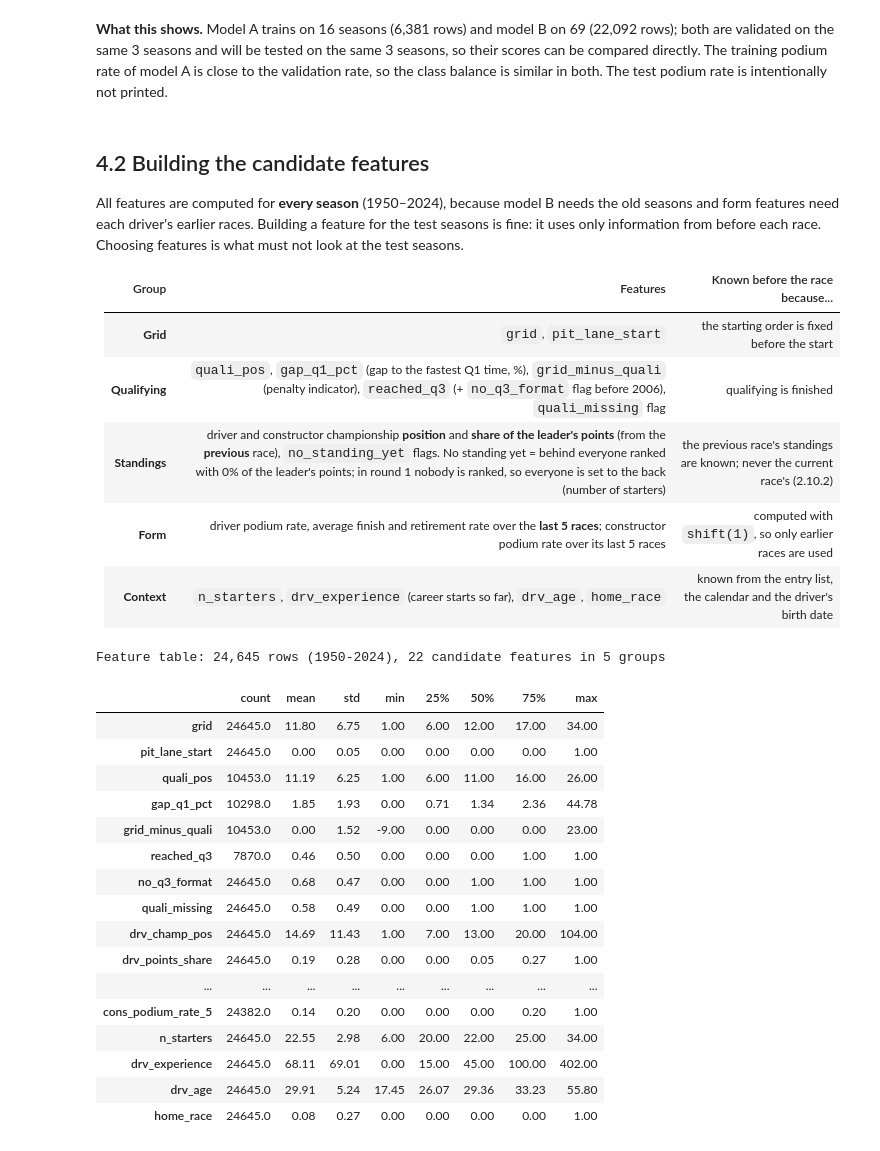
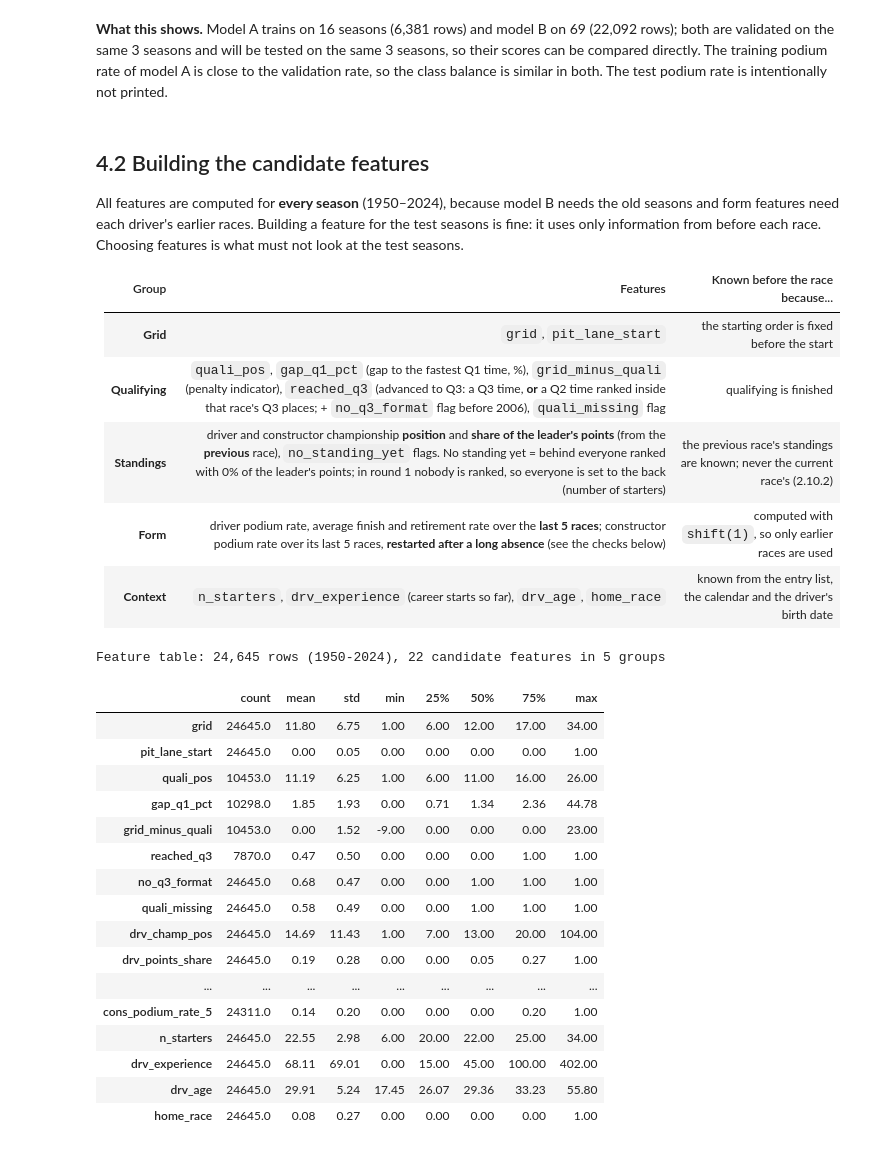
Before and after one commit to Farah-Essam/ACL-2, a Jupyter notebook: f1_podium_prediction.ipynb, the cells around one changed output. Drawn from its saved outputs; the diff is of its cells as text; code cells hidden in the pictures.

```diff
--- a/f1_podium_prediction.ipynb
+++ b/f1_podium_prediction.ipynb
@@ -3021,9 +3021,9 @@ All features are computed for **every season** (1950–2024), because model B ne
 | Group | Features | Known before the race because... |
 |---|---|---|
 | **Grid** | `grid`, `pit_lane_start` | the starting order is fixed before the start |
-| **Qualifying** | `quali_pos`, `gap_q1_pct` (gap to the fastest Q1 time, %), `grid_minus_quali` (penalty indicator), `reached_q3` (+ `no_q3_format` flag before 2006), `quali_missing` flag | qualifying is finished |
+| **Qualifying** | `quali_pos`, `gap_q1_pct` (gap to the fastest Q1 time, %), `grid_minus_quali` (penalty indicator), `reached_q3` (advanced to Q3: a Q3 time, **or** a Q2 time ranked inside that race's Q3 places; + `no_q3_format` flag before 2006), `quali_missing` flag | qualifying is finished |
 | **Standings** | driver and constructor championship **position** and **share of the leader's points** (from the **previous** race), `no_standing_yet` flags. No standing yet = behind everyone ranked with 0% of the leader's points; in round 1 nobody is ranked, so everyone is set to the back (number of starters) | the previous race's standings are known; never the current race's (2.10.2) |
-| **Form** | driver podium rate, average finish and retirement rate over the **last 5 races**; constructor podium rate over its last 5 races | computed with `shift(1)`, so only earlier races are used |
+| **Form** | driver podium rate, average finish and retirement rate over the **last 5 races**; constructor podium rate over its last 5 races, **restarted after a long absence** (see the checks below) | computed with `shift(1)`, so only earlier races are used |
 | **Context** | `n_starters`, `drv_experience` (career starts so far), `drv_age`, `home_race` | known from the entry list, the calendar and the driver's birth date |
 # %%
 # Race order over all seasons: (year, round) -> 0, 1, 2, ...
@@ -3044,7 +3044,22 @@ q = CLEAN["qualifying"][["raceId", "driverId", "position", "q1_sec", "q2_sec", "
 q["gap_q1_pct"] = 100 * (q["q1_sec"] / q.groupby("raceId")["q1_sec"].transform("min") - 1)
 q["best_sec"] = q[["q1_sec", "q2_sec", "q3_sec"]].min(axis=1)          # only for the trial in 4.5
 q["gap_best_pct"] = 100 * (q["best_sec"] / q.groupby("raceId")["best_sec"].transform("min") - 1)
-q["reached_q3"] = q["q3_sec"].notna().astype(float)
+
+# reached_q3 = the driver advanced to Q3. A Q3 lap time is not the only evidence: drivers who advanced but set no
+# Q3 time (engine-change penalty, crash, tyre saving, Q3 cancelled) still advanced.
+# Rule: every driver with a Q3 time reached Q3; the Q3 places left over go to the fastest Q2 times among the
+# drivers WITHOUT a Q3 time (ties broken by qualifying position). Anchoring on Q3 times matters: in a few races the
+# recorded Q2 time isn't the lap that counted, so a plain Q2 ranking would let an extra driver in.
+# Qualifying position alone isn't used, because it sometimes already includes a penalty (2007 Belgian/Japanese GP).
+# Q3 places: 10 in the knockout format (2006+), except the 2016 Australian and Bahrain GP (elimination format: 8).
+ELIMINATION_FORMAT = CLEAN["races"].query("year == 2016 and name in ['Australian Grand Prix', 'Bahrain Grand Prix']")["raceId"]
+assert len(ELIMINATION_FORMAT) == 2
+q["q3_places"] = np.where(q["raceId"].isin(ELIMINATION_FORMAT), 8, 10)
+q["q3_times"] = q.groupby("raceId")["q3_sec"].transform("count")
+no_q3_time = q[q["q3_sec"].isna() & q["q2_sec"].notna()].sort_values(["raceId", "q2_sec", "position"])
+q["q2_order_no_q3"] = no_q3_time.groupby("raceId").cumcount() + 1     # 1 = fastest Q2 among drivers without a Q3 time
+q["reached_q3_time_only"] = q["q3_sec"].notna().astype(float)          # the old definition, kept only for the check in 4.2.1
+q["reached_q3"] = (q["q3_sec"].notna() | (q["q2_order_no_q3"] <= q["q3_places"] - q["q3_times"])).astype(float)
 feat = feat.merge(q[["raceId", "driverId", "position", "gap_q1_pct", "gap_best_pct", "reached_q3"]]
                   .rename(columns={"position": "quali_pos"}), on=["raceId", "driverId"], how="left", validate="one_to_one")
 feat["quali_pos"] = feat["quali_pos"].astype(float)
@@ -3091,16 +3106,28 @@ def past_mean(values, keys, n):
     return values.groupby(keys).transform(lambda s: s.shift(1).rolling(n, min_periods=1).mean())
 
 
-def form_features(n):
+# Constructor history segments. A constructorId can come back after decades (Mercedes 1955 -> 2010), so its
+# "previous races" would describe another era's team. A gap of more than TEAM_GAP_DAYS between two races of the
+# same constructor starts a new segment, and team form only looks back inside the current segment.
+TEAM_GAP_DAYS = 550
+TEAM_RACES = (hist.groupby(["constructorId", "raceId", "race_seq"])["podium_f"].agg(["sum", "size"])
+              .reset_index().sort_values(["constructorId", "race_seq"]))
+TEAM_RACES["date"] = TEAM_RACES["raceId"].map(CLEAN["races"].set_index("raceId")["date"])
+TEAM_RACES["gap_days"] = TEAM_RACES.groupby("constructorId")["date"].diff().dt.days
+TEAM_RACES["team_segment"] = (TEAM_RACES["gap_days"] > TEAM_GAP_DAYS).groupby(TEAM_RACES["constructorId"]).cumsum()
+
+
+def form_features(n, reset_gap=True):
     h = hist.sort_values(["driverId", "race_seq"])
     out = pd.DataFrame({"raceId": h["raceId"], "driverId": h["driverId"]})
     out[f"drv_podium_rate_{n}"] = past_mean(h["podium_f"], h["driverId"], n)
     out[f"drv_avg_finish_{n}"] = past_mean(h["finish"], h["driverId"], n)
     out[f"drv_dnf_rate_{n}"] = past_mean(h["dnf"], h["driverId"], n)
-    # Constructor: share of its car-starts on the podium over its previous n races.
-    team = (hist.groupby(["constructorId", "raceId", "race_seq"])["podium_f"].agg(["sum", "size"])
-            .reset_index().sort_values(["constructorId", "race_seq"]))
-    roll = lambda col: team.groupby("constructorId")[col].transform(lambda s: s.shift(1).rolling(n, min_periods=1).sum())
+    # Constructor: podium finishes / car-starts over its previous n races (both cars of a race count),
+    # within the current history segment (reset_gap=False is the old version, kept only for the check in 4.2).
+    team = TEAM_RACES.copy()
+    keys = ["constructorId", "team_segment"] if reset_gap else ["constructorId"]
+    roll = lambda col: team.groupby(keys)[col].transform(lambda s: s.shift(1).rolling(n, min_periods=1).sum())
     team[f"cons_podium_rate_{n}"] = roll("sum") / roll("size")
     out = out.merge(feat[["raceId", "driverId", "constructorId"]], on=["raceId", "driverId"])
     out = out.merge(team[["constructorId", "raceId", f"cons_podium_rate_{n}"]], on=["constructorId", "raceId"], how="left")
@@ -3114,40 +3141,40 @@ feat = feat.merge(form5, on=["raceId", "driverId"], how="left", validate="one_to
 feat["n_starters"] = feat.groupby("raceId")["driverId"].transform("size").astype(float)
 exp = hist.sort_values(["driverId", "race_seq"])
 exp["drv_experience"] = exp.groupby("driverId").cumcount().astype(float)          # starts BEFORE this race
 feat = feat.merge(exp[["raceId", "driverId", "drv_experience"]], on=["raceId", "driverId"], validate="one_to_one")
 feat = feat.merge(CLEAN["drivers"][["driverId", "dob", "home_country"]], on="driverId", how="left")
 feat["drv_age"] = (feat["date"] - feat["dob"]).dt.days / 365.25
 feat = feat.merge(CLEAN["circuits"][["circuitId", "country"]], on="circuitId", how="left")
 feat["home_race"] = (feat["home_country"] == feat["country"]).astype(float)
 feat = feat.drop(columns=["dob", "home_country", "country"]).sort_values(["race_seq", "grid"]).reset_index(drop=True)
 
 FEATURE_GROUPS = {
     "grid": ["grid", "pit_lane_start"],
     "qualifying": ["quali_pos", "gap_q1_pct", "grid_minus_quali", "reached_q3", "no_q3_format", "quali_missing"],
     "standings": ["drv_champ_pos", "drv_points_share", "drv_no_standing_yet",
                   "cons_champ_pos", "cons_points_share", "cons_no_standing_yet"],
     "form": [f"drv_podium_rate_{FORM_WINDOW}", f"drv_avg_finish_{FORM_WINDOW}", f"drv_dnf_rate_{FORM_WINDOW}",
              f"cons_podium_rate_{FORM_WINDOW}"],
     "context": ["n_starters", "drv_experience", "drv_age", "home_race"],
 }
 ALL_CANDIDATES = [c for cols in FEATURE_GROUPS.values() for c in cols]
 print(f"Feature table: {len(feat):,} rows (1950-2024), {len(ALL_CANDIDATES)} candidate features in {len(FEATURE_GROUPS)} groups")
 display(feat[ALL_CANDIDATES].describe().T.round(2))
 # %% [output]
 Feature table: 24,645 rows (1950-2024), 22 candidate features in 5 groups
 |  | count | mean | std | min | 25% | 50% | 75% | max |
 | grid | 24645.0 | 11.80 | 6.75 | 1.00 | 6.00 | 12.00 | 17.00 | 34.00 |
 | pit_lane_start | 24645.0 | 0.00 | 0.05 | 0.00 | 0.00 | 0.00 | 0.00 | 1.00 |
 | quali_pos | 10453.0 | 11.19 | 6.25 | 1.00 | 6.00 | 11.00 | 16.00 | 26.00 |
 | gap_q1_pct | 10298.0 | 1.85 | 1.93 | 0.00 | 0.71 | 1.34 | 2.36 | 44.78 |
 | grid_minus_quali | 10453.0 | 0.00 | 1.52 | -9.00 | 0.00 | 0.00 | 0.00 | 23.00 |
-| reached_q3 | 7870.0 | 0.46 | 0.50 | 0.00 | 0.00 | 0.00 | 1.00 | 1.00 |
+| reached_q3 | 7870.0 | 0.47 | 0.50 | 0.00 | 0.00 | 0.00 | 1.00 | 1.00 |
 | no_q3_format | 24645.0 | 0.68 | 0.47 | 0.00 | 0.00 | 1.00 | 1.00 | 1.00 |
 | quali_missing | 24645.0 | 0.58 | 0.49 | 0.00 | 0.00 | 1.00 | 1.00 | 1.00 |
 | drv_champ_pos | 24645.0 | 14.69 | 11.43 | 1.00 | 7.00 | 13.00 | 20.00 | 104.00 |
 | drv_points_share | 24645.0 | 0.19 | 0.28 | 0.00 | 0.00 | 0.05 | 0.27 | 1.00 |
 | ... | ... | ... | ... | ... | ... | ... | ... | ... |
-| cons_podium_rate_5 | 24382.0 | 0.14 | 0.20 | 0.00 | 0.00 | 0.00 | 0.20 | 1.00 |
+| cons_podium_rate_5 | 24311.0 | 0.14 | 0.20 | 0.00 | 0.00 | 0.00 | 0.20 | 1.00 |
 | n_starters | 24645.0 | 22.55 | 2.98 | 6.00 | 20.00 | 22.00 | 25.00 | 34.00 |
 | drv_experience | 24645.0 | 68.11 | 69.01 | 0.00 | 15.00 | 45.00 | 100.00 | 402.00 |
 | drv_age | 24645.0 | 29.91 | 5.24 | 17.45 | 26.07 | 29.36 | 33.23 | 55.80 |
```
Also changed, not shown: parts of 81 cells of this notebook, 3 other files.
